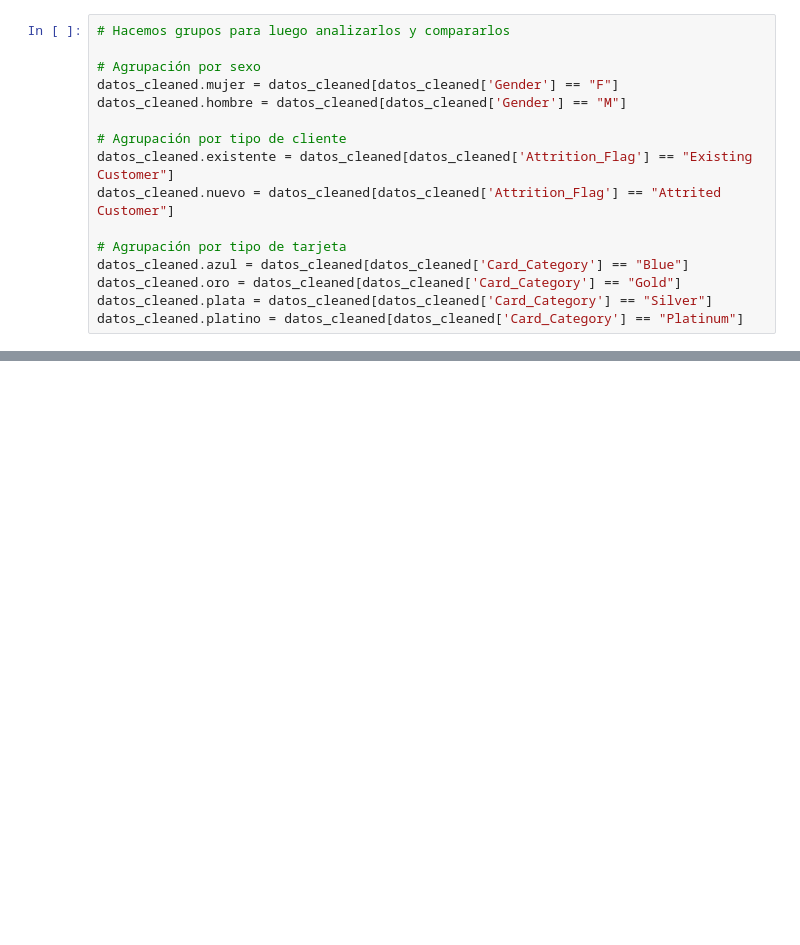
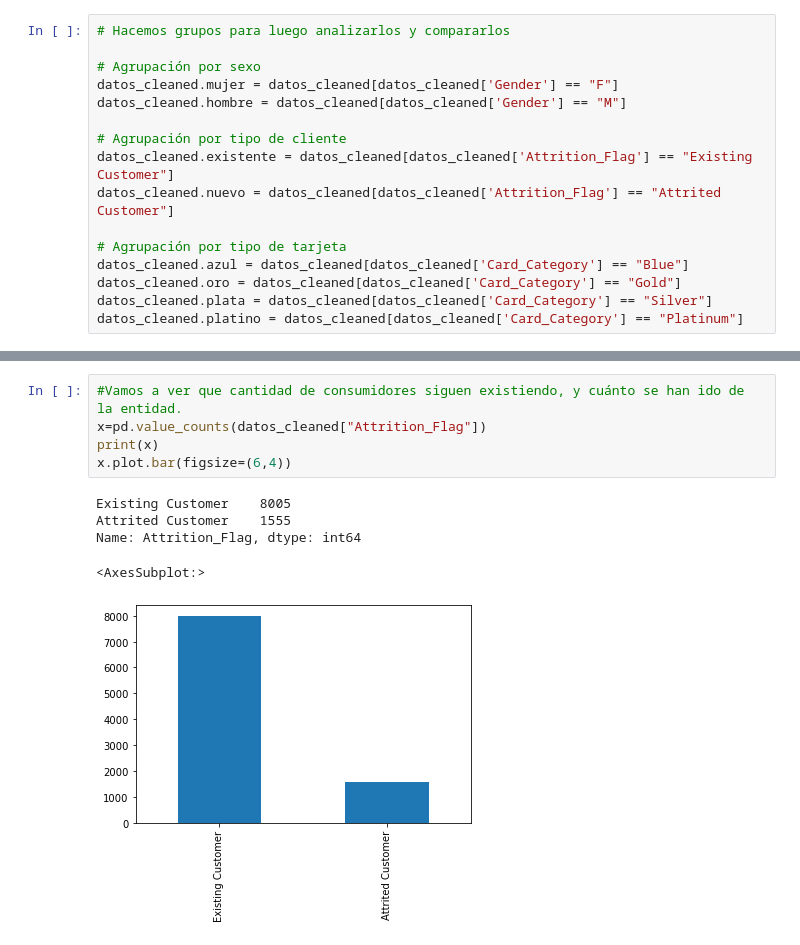
Before and after one commit to andreagonvic/Data-cleansing, a Jupyter notebook: CreditCardDataset.ipynb, the cells around one changed output, grey strips where cells are left out. Cells and saved outputs as stored; diff of their text form; blank space fills up the shorter version.

```diff
--- a/CreditCardDataset.ipynb
+++ b/CreditCardDataset.ipynb
@@ -190,0 +223,11 @@ datos_cleaned.platino = datos_cleaned[datos_cleaned['Card_Category'] == "Platinu
+# %%
+#Vamos a ver que cantidad de consumidores siguen existiendo, y cuánto se han ido de la entidad.
+x=pd.value_counts(datos_cleaned["Attrition_Flag"])
+print(x)
+x.plot.bar(figsize=(6,4))
+# %% [output]
+Existing Customer    8005
+Attrited Customer    1555
+Name: Attrition_Flag, dtype: int64
+<AxesSubplot:>
+[figure, added]
```
Also changed, not shown: parts of 13 cells of this notebook.
